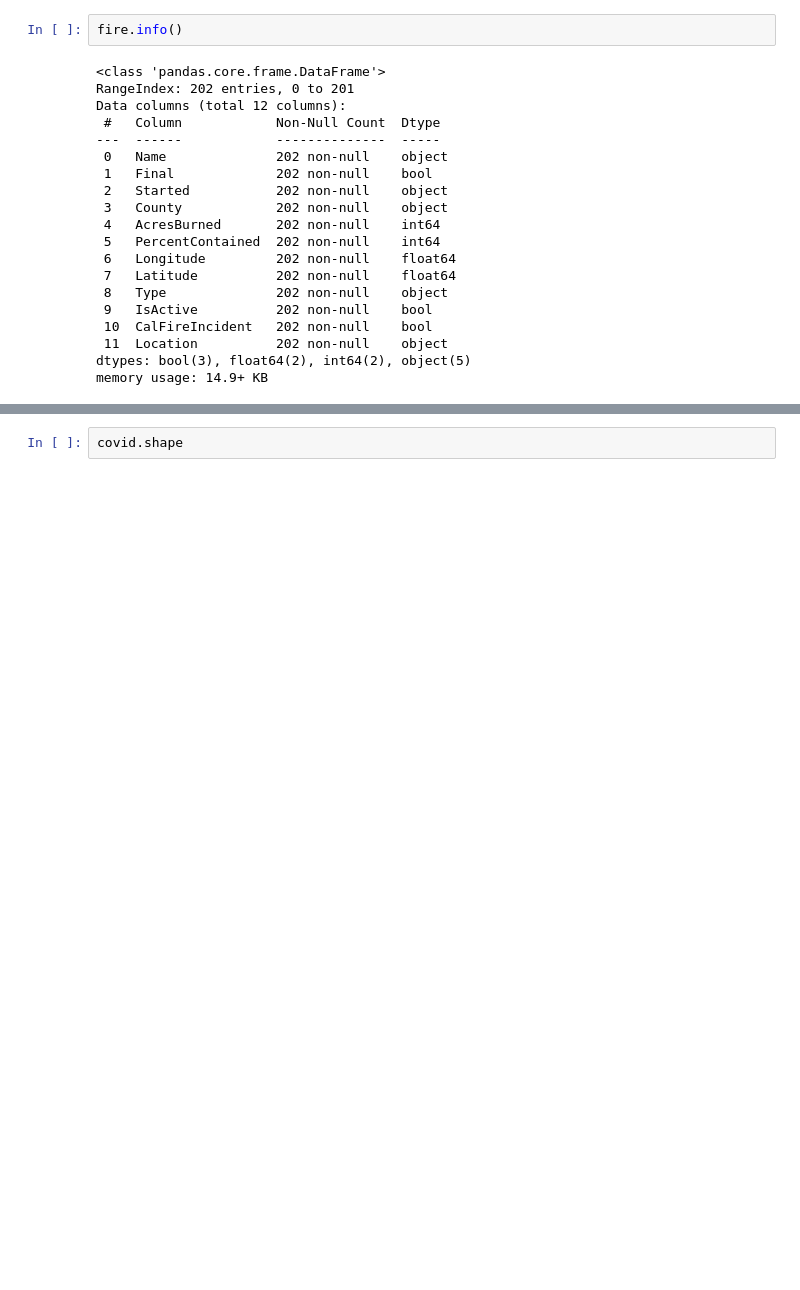
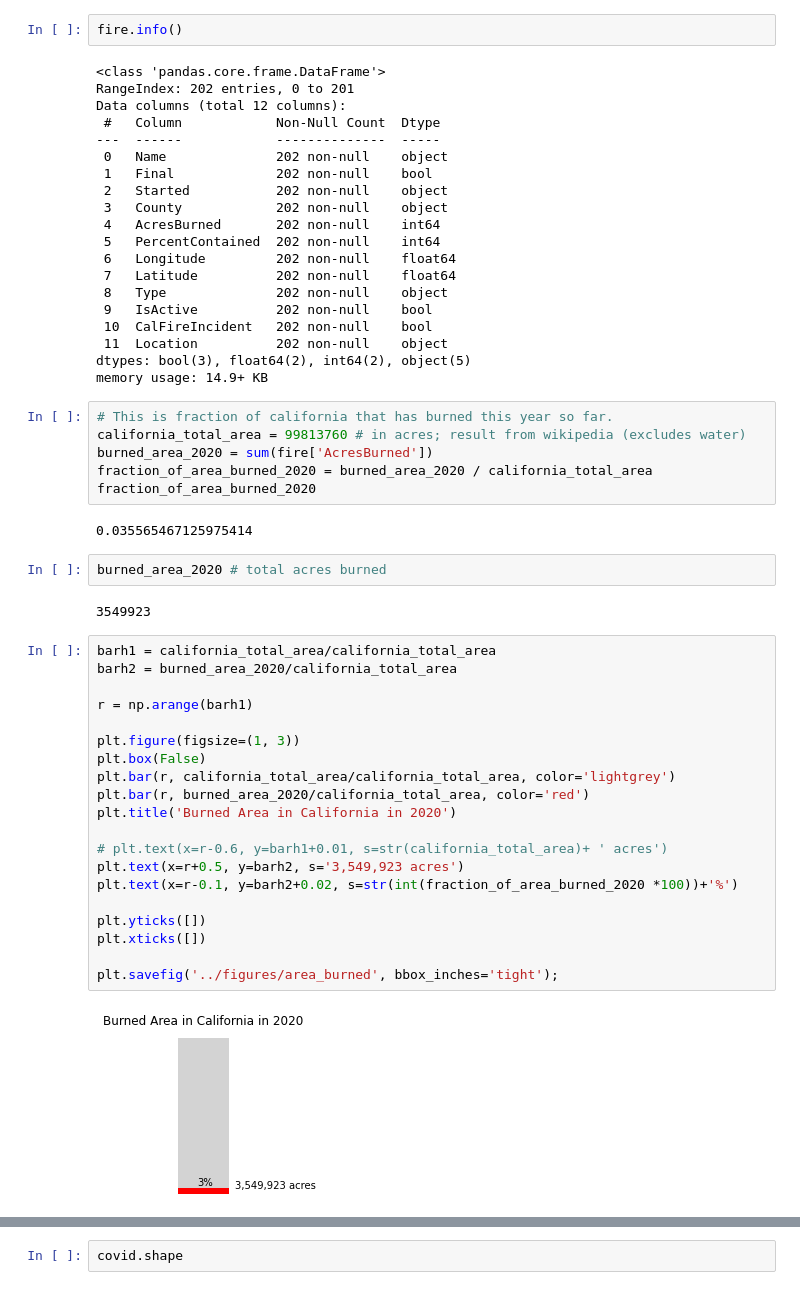
Before and after one commit to iforani/project-five, a Jupyter notebook: code/merging_data.ipynb, the cells around one changed output, grey strips where cells are left out. Drawn from its saved outputs; the diff is of its cells as text; blank space fills up the shorter version.

```diff
--- a/code/merging_data.ipynb
+++ b/code/merging_data.ipynb
@@ -253,3 +254,37 @@ Data columns (total 12 columns):
  11  Location          202 non-null    object
 dtypes: bool(3), float64(2), int64(2), object(5)
 memory usage: 14.9+ KB
+# %%
+# This is fraction of california that has burned this year so far.
+california_total_area = 99813760 # in acres; result from wikipedia (excludes water)
+burned_area_2020 = sum(fire['AcresBurned'])
+fraction_of_area_burned_2020 = burned_area_2020 / california_total_area
+fraction_of_area_burned_2020
+# %% [output]
+0.035565467125975414
+# %%
+burned_area_2020 # total acres burned
+# %% [output]
+3549923
+# %%
+barh1 = california_total_area/california_total_area
+barh2 = burned_area_2020/california_total_area
+
+r = np.arange(barh1)
+
+plt.figure(figsize=(1, 3))
+plt.box(False)
+plt.bar(r, california_total_area/california_total_area, color='lightgrey')
+plt.bar(r, burned_area_2020/california_total_area, color='red')
+plt.title('Burned Area in California in 2020')
+
+# plt.text(x=r-0.6, y=barh1+0.01, s=str(california_total_area)+ ' acres')
+plt.text(x=r+0.5, y=barh2, s='3,549,923 acres')
+plt.text(x=r-0.1, y=barh2+0.02, s=str(int(fraction_of_area_burned_2020 *100))+'%')
+
+plt.yticks([])
+plt.xticks([])
+
+plt.savefig('../figures/area_burned', bbox_inches='tight');
+# %% [output]
+[figure, added]
```
Also changed, not shown: parts of 13 cells of this notebook, 9 other files.
